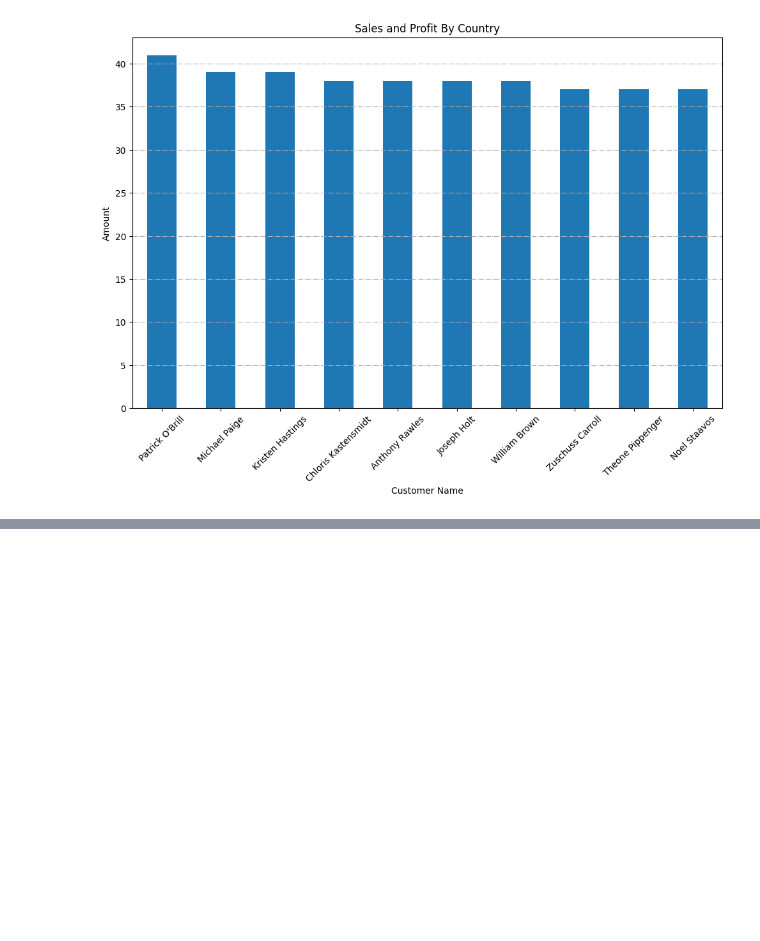
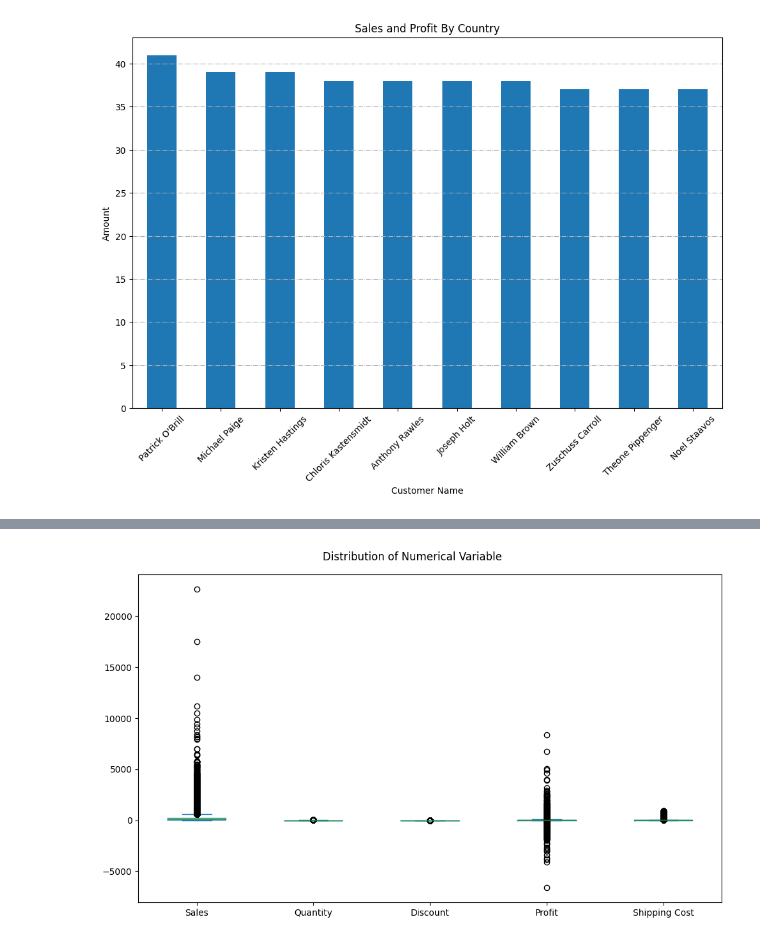
Before and after one commit to Phoenixdelta74/Data_Analytics_global_store, a Jupyter notebook: Global_Store.ipynb, the cells around one changed output, grey strips where cells are left out. Saved outputs shown, nothing was run; the diff lists cells and outputs as text; code cells hidden in the pictures; blank space fills up the shorter version.

```diff
--- a/Global_Store.ipynb
+++ b/Global_Store.ipynb
@@ -482,0 +546,7 @@ df.describe()
+# %%
+df[num_cols].plot(kind='box', figsize=(10,6))
+plt.suptitle("Distribution of Numerical Variable")
+plt.tight_layout()
+plt.show()
+# %% [output]
+[figure, added]
```
Also changed, not shown: parts of 71 cells of this notebook, 5 other files.
